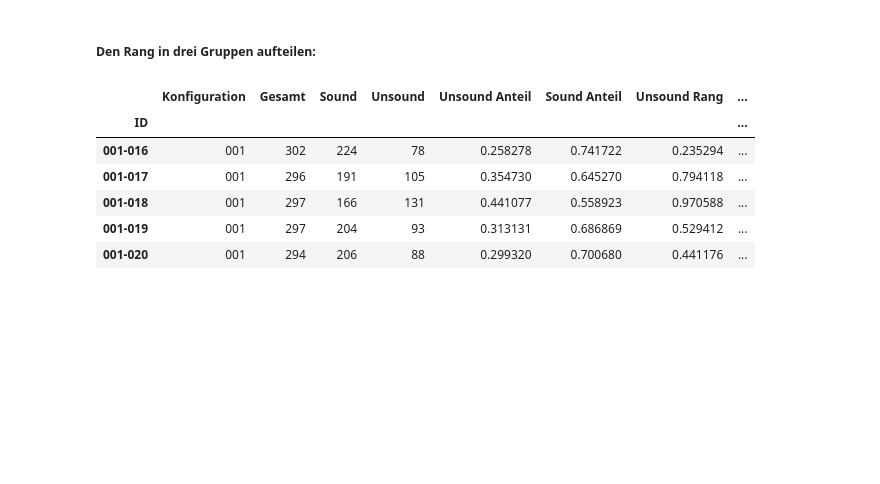
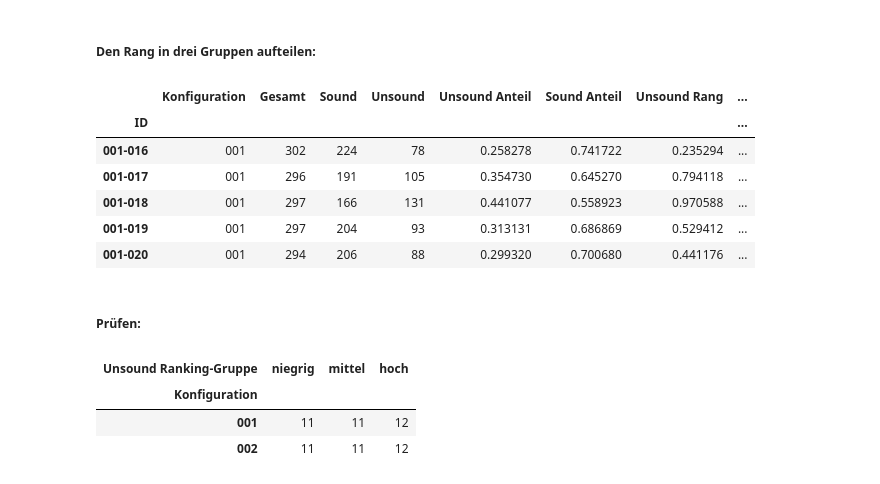
Before and after one commit to molnarkop04/industrial-ai-timeseries, a Jupyter notebook: projects/laser_welding_quality/notebooks/laserWelding.ipynb, the cells around one changed output. Saved outputs shown, nothing was run; the diff lists cells and outputs as text; code cells hidden in the pictures; blank space fills up the shorter version.

Commit message:
Check Unsound group distribution by configuration

```diff
--- a/projects/laser_welding_quality/notebooks/laserWelding.ipynb
+++ b/projects/laser_welding_quality/notebooks/laserWelding.ipynb
@@ -1364,3 +1364,15 @@ display(weldStatistikF.head())
 | 001-018 | 001 | 297 | 166 | 131 | 0.441077 | 0.558923 | 0.970588 | ... |
 | 001-019 | 001 | 297 | 204 | 93 | 0.313131 | 0.686869 | 0.529412 | ... |
 | 001-020 | 001 | 294 | 206 | 88 | 0.299320 | 0.700680 | 0.441176 | ... |
+# %% [markdown]
+##### Prüfen:
+# %%
+pd.crosstab(
+    weldStatistikF["Konfiguration"],
+    weldStatistikF["Unsound Ranking-Gruppe"]
+)
+# %% [output]
+| Unsound Ranking-Gruppe | niegrig | mittel | hoch |
+| Konfiguration |  |  |  |
+| 001 | 11 | 11 | 12 |
+| 002 | 11 | 11 | 12 |
```
